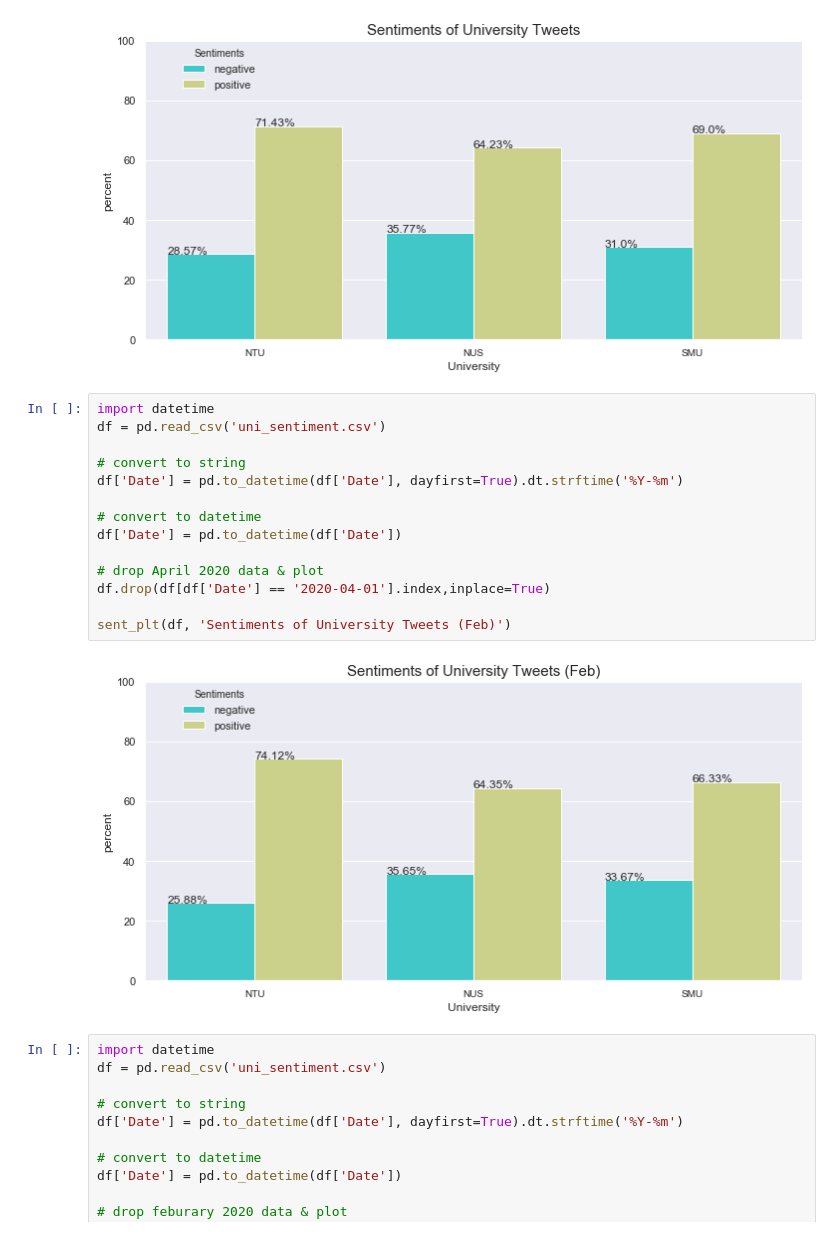
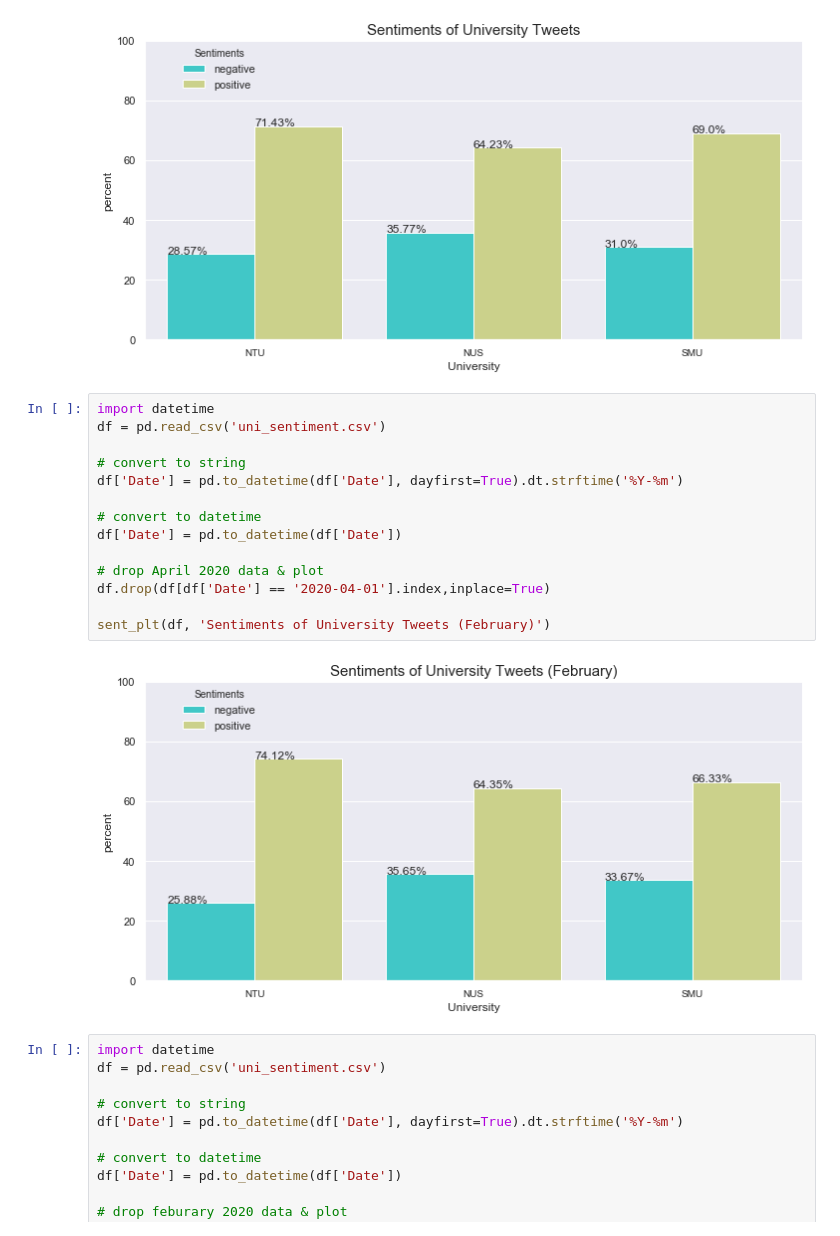
Before and after one commit to yelynn1/sguniversities_tweets_analysis, a Jupyter notebook: v8bySG.ipynb, the cells around one changed output. Cells and saved outputs as stored; diff of their text form.

```diff
--- a/v8bySG.ipynb
+++ b/v8bySG.ipynb
@@ -781,19 +781,19 @@ sent_plt(df,'Sentiments of University Tweets')
 # %%
 import datetime
 df = pd.read_csv('uni_sentiment.csv')
 
 # convert to string
 df['Date'] = pd.to_datetime(df['Date'], dayfirst=True).dt.strftime('%Y-%m')
 
 # convert to datetime
 df['Date'] = pd.to_datetime(df['Date'])
 
 # drop April 2020 data & plot
 df.drop(df[df['Date'] == '2020-04-01'].index,inplace=True)
 
-sent_plt(df, 'Sentiments of University Tweets (Feb)')
+sent_plt(df, 'Sentiments of University Tweets (February)')
 # %% [output]
-[figure, old version]
+[figure, new version]
 # %%
 import datetime
 df = pd.read_csv('uni_sentiment.csv')
```
Also changed, not shown: parts of 5 cells of this notebook.
